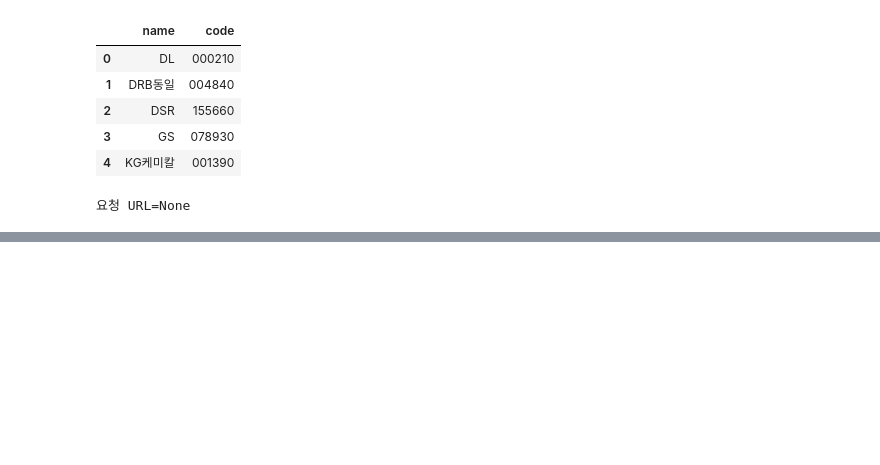
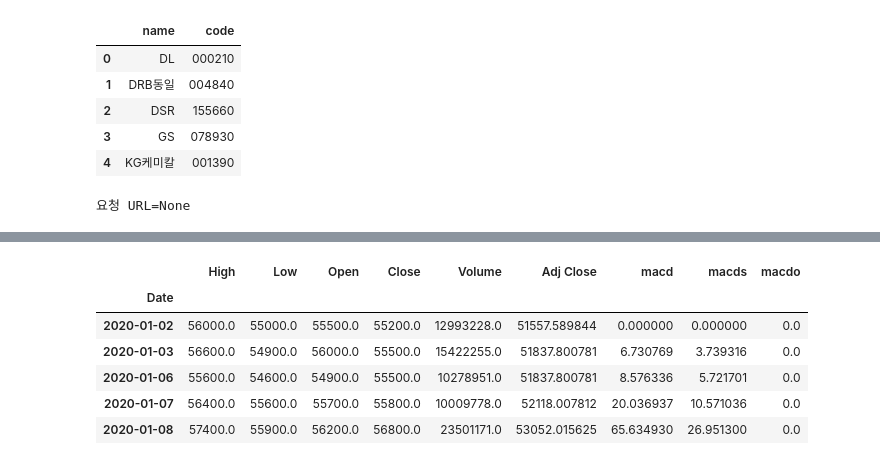
Before and after one commit to jny0812/trading_project, a Jupyter notebook: Untitled.ipynb, the cells around one changed output, grey strips where cells are left out. Saved outputs shown, nothing was run; the diff lists cells and outputs as text; code cells hidden in the pictures; blank space fills up the shorter version.

```diff
--- a/Untitled.ipynb
+++ b/Untitled.ipynb
@@ -132,3 +121 @@ df.head()
 | 2018-01-08 | 52520.0 | 51500.0 | 52400.0 | 52020.0 | 8383650.0 | 45724.984375 |
-# %%
-df=df.rename(columns={'날짜':'data','종가':'close','전일비':'diff','시가':'open','고가':'high','저가':'low','거래량':'volume'})
@@ -134,0 +126,33 @@ df=df.rename(columns={'날짜':'data','종가':'close','전일비':'diff','시
+# %%
+# 컬럼명 'date'의 타입을 date로 바꿔줌
+df.index = pd.to_datetime(df.index)
+# %%
+#macd 지표 구하기
+
+def get_macd(df, short=12, long=26, t=9):
+
+    #입력받은 값이 dataframe이라는 것을 정의해줌
+    df = pd.DataFrame(df)
+
+    ma_12=df.Close.ewm(span=12).mean() #단기(12) EMA(지수평균이동)
+    ma_26=df.Close.ewm(span=26).mean() #장기(26) EMA
+    macd=ma_12 - ma_26 #MACD
+    macds = macd.ewm(span=9).mean() #Signal
+    macdo = macd - macd
+
+    df=df.assign(macd=macd, macds=macds, macdo=macdo).dropna()
+
+    return df
+# %%
+df = get_macd(df)
+# 상위 5개 데이터 확인
+
+df.head()
+# %% [output]
+|  | High | Low | Open | Close | Volume | Adj Close | macd | macds | macdo |
+| Date |  |  |  |  |  |  |  |  |  |
+| 2020-01-02 | 56000.0 | 55000.0 | 55500.0 | 55200.0 | 12993228.0 | 51557.589844 | 0.000000 | 0.000000 | 0.0 |
+| 2020-01-03 | 56600.0 | 54900.0 | 56000.0 | 55500.0 | 15422255.0 | 51837.800781 | 6.730769 | 3.739316 | 0.0 |
+| 2020-01-06 | 55600.0 | 54600.0 | 54900.0 | 55500.0 | 10278951.0 | 51837.800781 | 8.576336 | 5.721701 | 0.0 |
+| 2020-01-07 | 56400.0 | 55600.0 | 55700.0 | 55800.0 | 10009778.0 | 52118.007812 | 20.036937 | 10.571036 | 0.0 |
+| 2020-01-08 | 57400.0 | 55900.0 | 56200.0 | 56800.0 | 23501171.0 | 53052.015625 | 65.634930 | 26.951300 | 0.0 |
```
Also changed, not shown: parts of 32 cells of this notebook.
